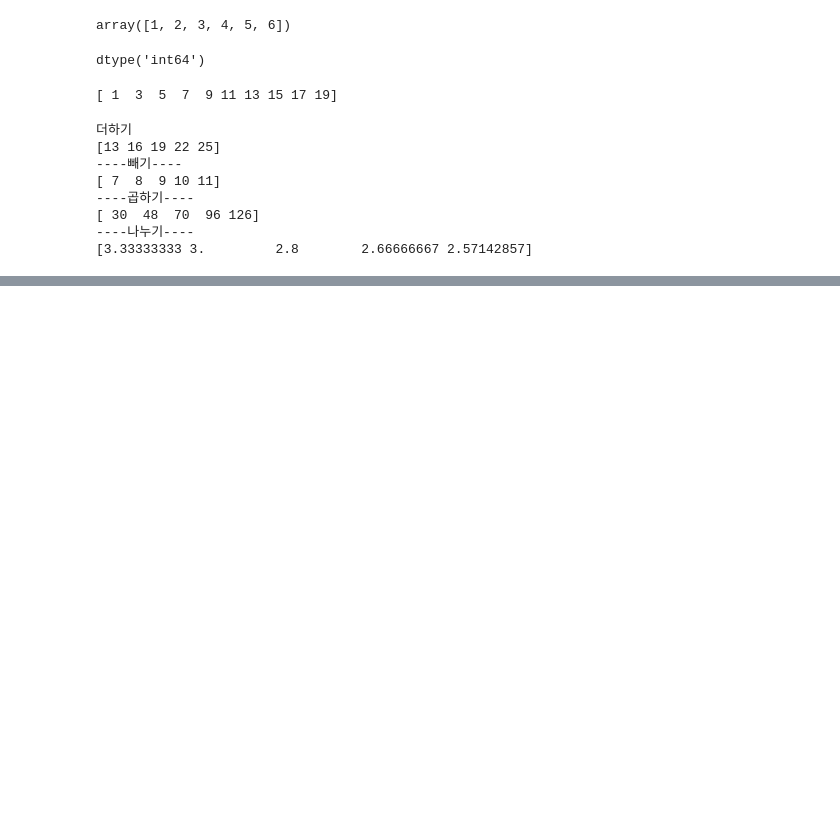
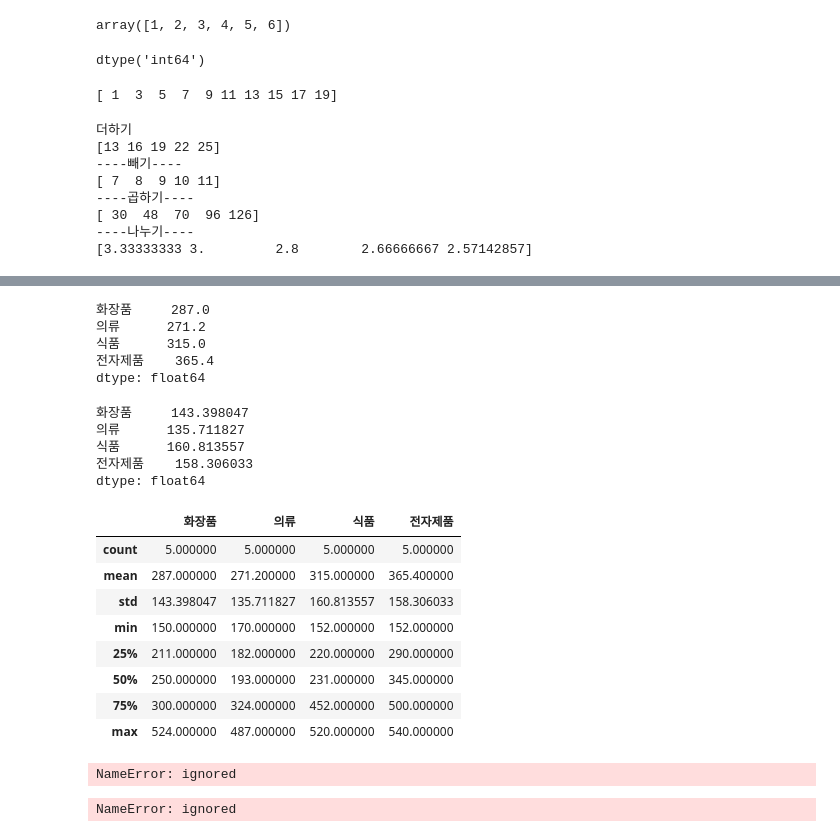
Before and after one commit to bigdatakang0000/START, a Jupyter notebook: 실습230103.ipynb, the cells around one changed output, grey strips where cells are left out. Cells and saved outputs as stored; diff of their text form; code cells hidden in the pictures; blank space fills up the shorter version.

```diff
--- a/실습230103.ipynb
+++ b/실습230103.ipynb
@@ -86,0 +197,10 @@ print(arr1/arr2)
+# %%
+sales_data = {"화장품" : [300,250,150,524,211],
+              "의류" : [170,182,193,324,487],
+              "식품" : [220,231,452,520,152],
+              "전자제품" : [500,345,152,540,290]}
+col_list = [ "화장품", "의류", "식품", "전자제품"]
+index_list = ["2017", "2018", "2019", "2020", "2021"]
+
+df_sales = pd.DataFrame(data = sales_data, columns=col_list, index=index_list)
+df_sales
@@ -86,0 +214,43 @@ print(arr1/arr2)
+# %%
+print(df_sales.mean())
+# %% [output]
+화장품     287.0
+의류      271.2
+식품      315.0
+전자제품    365.4
+dtype: float64
+# %%
+print(df_sales.std())
+# %% [output]
+화장품     143.398047
+의류      135.711827
+식품      160.813557
+전자제품    158.306033
+dtype: float64
+# %%
+df_sales.describe()
+# %% [output]
+|  | 화장품 | 의류 | 식품 | 전자제품 |
+| count | 5.000000 | 5.000000 | 5.000000 | 5.000000 |
+| mean | 287.000000 | 271.200000 | 315.000000 | 365.400000 |
+| std | 143.398047 | 135.711827 | 160.813557 | 158.306033 |
+| min | 150.000000 | 170.000000 | 152.000000 | 152.000000 |
+| 25% | 211.000000 | 182.000000 | 220.000000 | 290.000000 |
+| 50% | 250.000000 | 193.000000 | 231.000000 | 345.000000 |
+| 75% | 300.000000 | 324.000000 | 452.000000 | 500.000000 |
+| max | 524.000000 | 487.000000 | 520.000000 | 540.000000 |
+# %%
+sales_data2 = {"화장품" : [300, 250, 150, 524, 211, 267, 192],
+               "의류" : [170, 182, 193, 324, 487, 502, 810],
+               "식품" : [220, 231, 452, 520, 152, np.nan, np.nan],
+               "전자제품" : [500, 345, 152, 540, 290, 125, 318]}
+col_list = ["화장품", "의류", "식품", "전자제품"]
+index_list = ["2017", "2018", "2019", "2020", "2021", "2022", "2023"]
+df_sales2 = pd.DataFrame(data = sales_data2,columns = col_list,index=index_list)
+df_sales2
+# %% [output]
+NameError: ignored
+# %%
+df_sales2. loc["2022"]
+# %% [output]
+NameError: ignored
```
Also changed, not shown: parts of 24 cells of this notebook.
